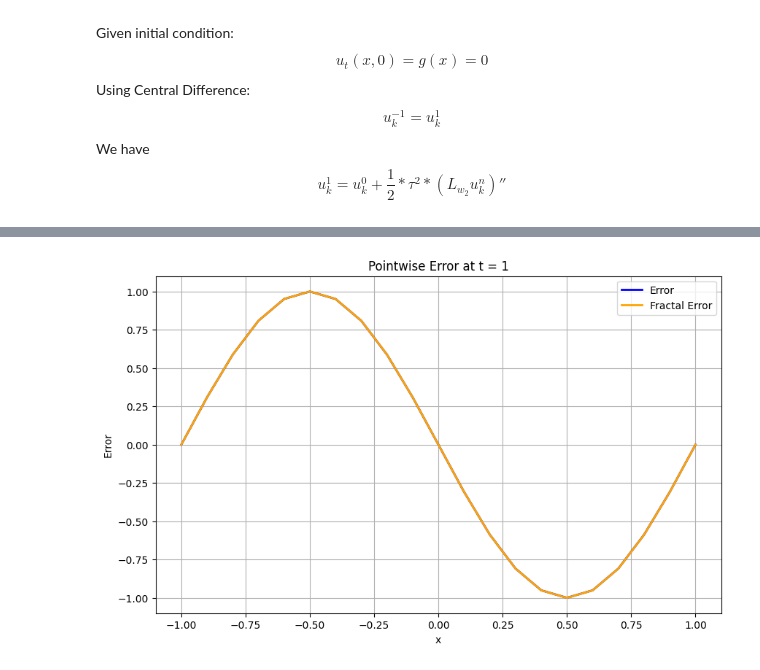
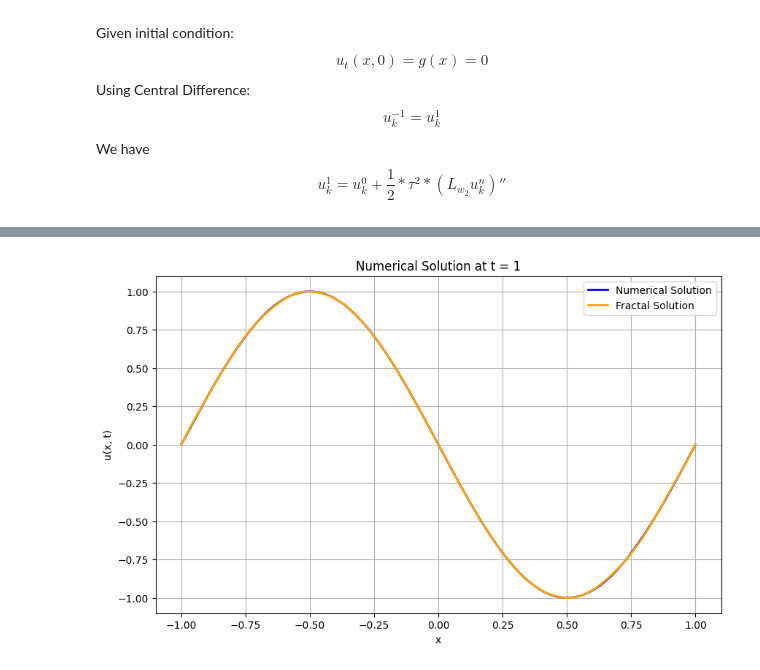
Before and after one commit to amar-at-iitm/fractals_in_python, a Jupyter notebook: PDE_Modeling/fractal_SG_example_1.ipynb, the cells around one changed output, grey strips where cells are left out. Saved outputs shown, nothing was run; the diff lists cells and outputs as text; code cells hidden in the pictures.

```diff
--- a/PDE_Modeling/fractal_SG_example_1.ipynb
+++ b/PDE_Modeling/fractal_SG_example_1.ipynb
@@ -156,9 +152,9 @@ U[1, -1] = 0.0
 # %%
 # Time stepping:
 # u_k^{n+1} = 2u_k^n - u_k^{n-1} + tau^2 * (L_w2 u_k^d)''
-# using d instead of n for time level index to avoid confusion with spatial index k.
-count = 0
-for d in range(1, Nt + 1):
+#-------------------------------------------------------------
+
+for d in tqdm(range(1, Nt + 1), desc="Time stepping", unit="step"):
     A = rbf_matrix(xk, s)
     rhs_d = np.asarray([second_divided_difference(x, U[d], kj) for kj in k_idx])
     alpha1 = np.linalg.solve(A, rhs_d)
@@ -172,5 +168,4 @@ for d in range(1, Nt + 1):
     # Dirichlet boundary conditions
     U[d + 1, 0] = 0.0
     U[d + 1, -1] = 0.0
-    count += 1
 # %%
@@ -184,8 +193,17 @@ fractal_dd = build_fractal_second_derivative(f_x, c, f_alpha, n_points, n_iter)
+# %%
+f_alpha = [-0.002, 0, -0.001, -0.001, 0, -0.002]
+# f_alpha = [0.002, -0.008, -0.005, -0.005, -0.008, 0.002]
+# f_alpha = 0
+n_subintervals = len(f_alpha) #len(f_alpha)
+n_iter = 3
+X = np.linspace(a, b, n_subintervals + 1)
+Y = np.sin(X)
+fractal_dd = alpha_fractalize_second_derivative(ddphi, H5_dd, -2, 2, n_subintervals, f_alpha, n_iter)
 # %%
 # Initial condition at t=0
 f_U = np.zeros((Nt + 2, len(x)))
 print(np.shape(f_U))
-f_U[0, :] = exact_u(x, T)
+f_U[0, :] = np.sin(np.pi * x)  # initial condition at t=0
 
 f_U[0, 0]  = 0.0
 f_U[0, -1] = 0.0
@@ -198,6 +216,5 @@ for i in range(len(x)):
 # Since g(x)=0
 f_U[1, :] = f_U[0, :] + 0.5 * tau**2 * f_uxx0
 f_U[1, 0]  = 0.0
-# f_U[1,10] = 0.0
 f_U[1, -1] = 0.0
 # %% [output]
@@ -205,5 +222,21 @@ f_U[1, -1] = 0.0
 # %%
 # Time stepping:
+# u_k^{n+1} = 2u_k^n - u_k^{n-1} + tau^2 * (L_w2 u_k^d)''
+# using d instead of n for time level index to avoid confusion with spatial index k.
+for d in tqdm(range(1, Nt + 1), desc="Time stepping", unit="step"):
+    A = rbf_matrix(xk, s)
+    rhs_d = np.asarray([second_divided_difference(x, f_U[d], kj) for kj in k_idx])
+    alpha2 = np.linalg.solve(A, rhs_d)
+
+    f_uxx = np.zeros(len(x))
+    for i in range( len(x)):
+        f_uxx[i] = d2_fractal_L_W2(i, x, f_U[d], xk, alpha2, s, fractal_dd)
+
+    f_U[d + 1, :] = 2.0 * f_U[d, :] - f_U[d - 1, :] + tau**2 * f_uxx
+
+    # Dirichlet boundary conditions
+    f_U[d + 1, 0] = 0.0
+    f_U[d + 1, -1] = 0.0
 # %%
 # Final solution and error at time T
 u_num = U[Nt + 1, :]
@@ -261,12 +301,12 @@ plt.show()
 # %%
 plt.figure(figsize=(10, 6))
-plt.plot(x, u_num, label="Error", color="blue", linewidth=2)
-plt.plot(x, f_u_num, label="Fractal Error", color="orange", linewidth=2)
+plt.plot(x, u_num, label="Numerical Solution", color="blue", linewidth=2)
+plt.plot(x, f_u_num, label="Fractal Solution", color="orange", linewidth=2)
 plt.xlabel("x")
-plt.ylabel("Error")
-plt.title(f"Pointwise Error at t = {T}")
+plt.ylabel("u(x, t)")
+plt.title(f"Numerical Solution at t = {T}")
 plt.grid(True)
 plt.legend()
 plt.show()
 # %% [output]
-[figure, old version]
+[figure, new version]
```
Also changed, not shown: parts of 14 cells of this notebook.
